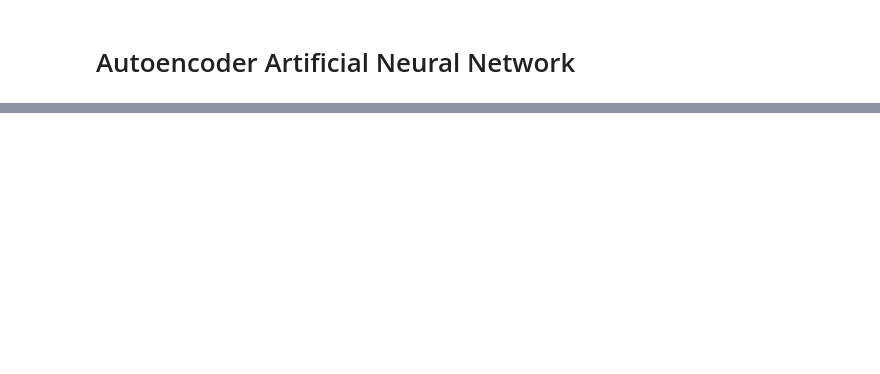
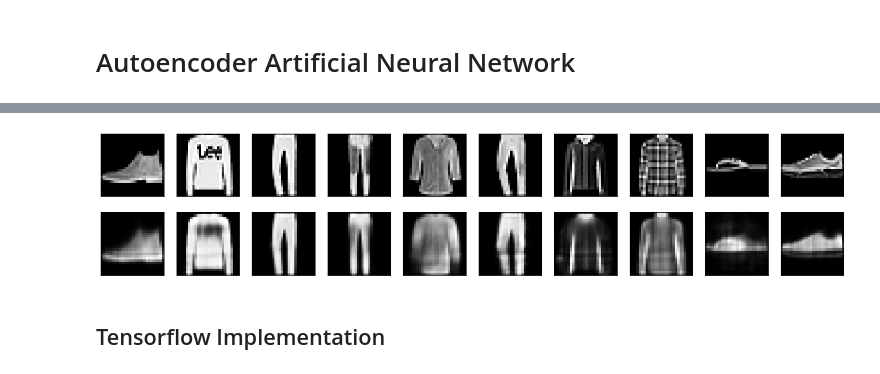
Before and after one commit to codeninja55/brain_image_data_reduction, a Jupyter notebook: src/notebooks/autoencoder_test.ipynb, the cells around one changed output, grey strips where cells are left out. Saved outputs shown, nothing was run; the diff lists cells and outputs as text; code cells hidden in the pictures; blank space fills up the shorter version.

Commit message:
Initial autoencoding tests

```diff
--- a/src/notebooks/autoencoder_test.ipynb
+++ b/src/notebooks/autoencoder_test.ipynb
@@ -17,0 +27,16 @@ if models_dir not in sys.path:
+# %%
+# ===== # IMPORT DATA # ===== #
+(x_train, y_train), (x_test, y_test) = fashion_mnist.load_data()
+
+print('Train dataset shape: ', x_train.shape)
+print('Train labels shape: ', y_train.shape)
+print('Test dataset shape: ', x_test.shape)
+
+# ===== # PREPROCESS # ===== #
+x_train = x_train.astype('float32') / 255.
+x_test = x_test.astype('float32') / 255.
+x_train = x_train.reshape((len(x_train), np.prod(x_train.shape[1:])))
+x_test = x_test.reshape((len(x_test), np.prod(x_test.shape[1:])))
+
+print('Train dataset reshaped: ', x_train.shape)
+print('Test dataset reshaped: ', x_test.shape)
@@ -17,0 +49,6 @@ if models_dir not in sys.path:
+# %%
+# ===== # KERAS IMPLEMENTATION # ===== #
+autoencoder = Autoencoder(x_train.shape[1], 32)
+autoencoder.train(x_train, x_test, 256)
+encoded_imgs = autoencoder.get_encoded_image(x_test)
+decoded_imgs = autoencoder.get_decoded_image(encoded_imgs)
@@ -18,3 +73,25 @@ if models_dir not in sys.path:
+# %%
+# ===== # KERAS EVALUATION # ===== #
+plt.figure(figsize=(20, 4))
+for i in range(10):
+    # Original
+    subplot = plt.subplot(2, 10, i + 1)
+    plt.imshow(x_test[i].reshape(28, 28))
+    plt.gray()
+    subplot.get_xaxis().set_visible(False)
+    subplot.get_yaxis().set_visible(False)
+
+    # Reconstruction
+    subplot = plt.subplot(2, 10, i + 11)
+    plt.imshow(decoded_imgs[i].reshape(28, 28))
+    plt.gray()
+    subplot.get_xaxis().set_visible(False)
+    subplot.get_yaxis().set_visible(False)
+plt.show()
+# %% [output]
+[figure, added]
+# %% [markdown]
+## Tensorflow Implementation
 # %%
 # %run ../models/autoencoder.py
 from models.autoencoder import Autoencoder
```
Also changed, not shown: parts of 8 cells of this notebook, 1 other file.
